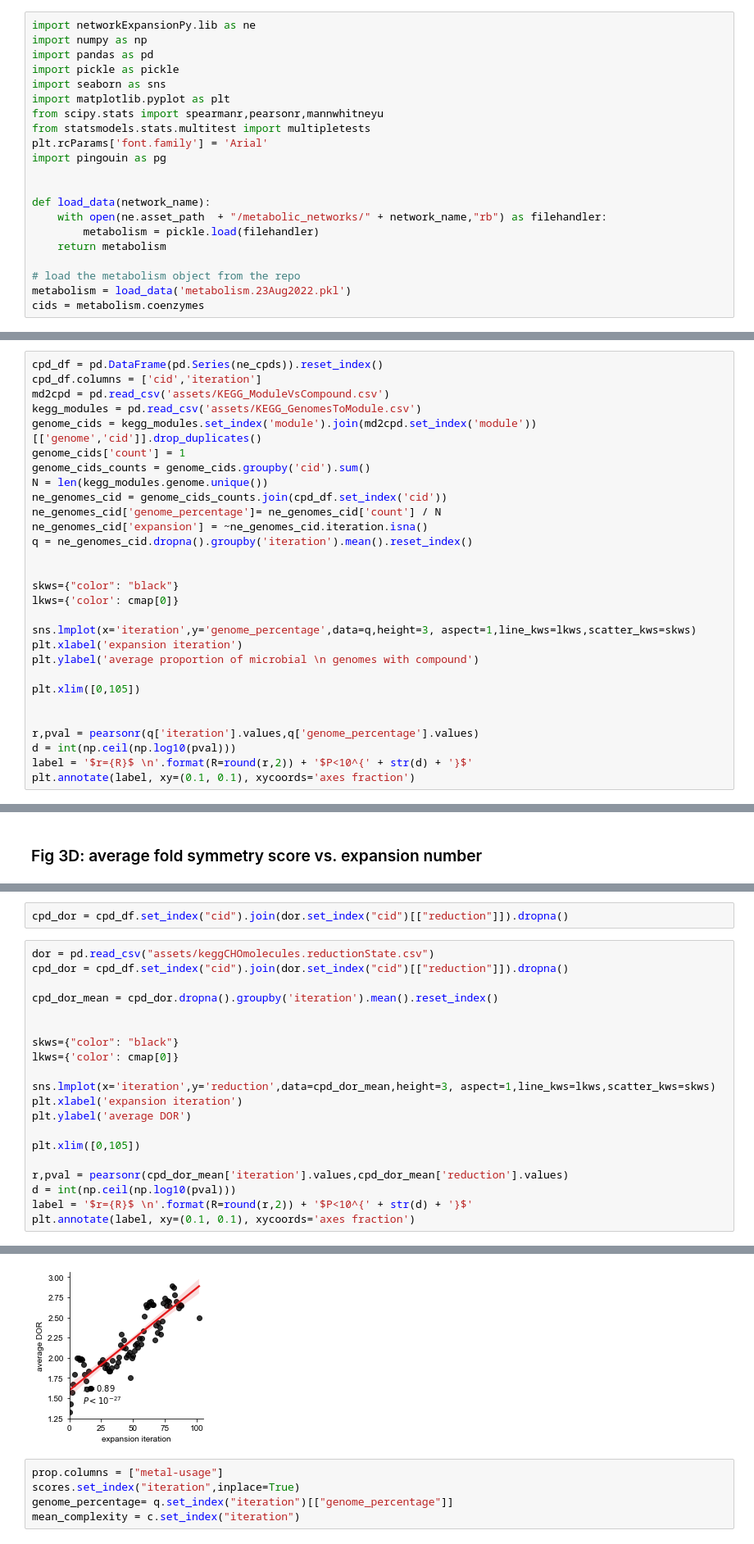
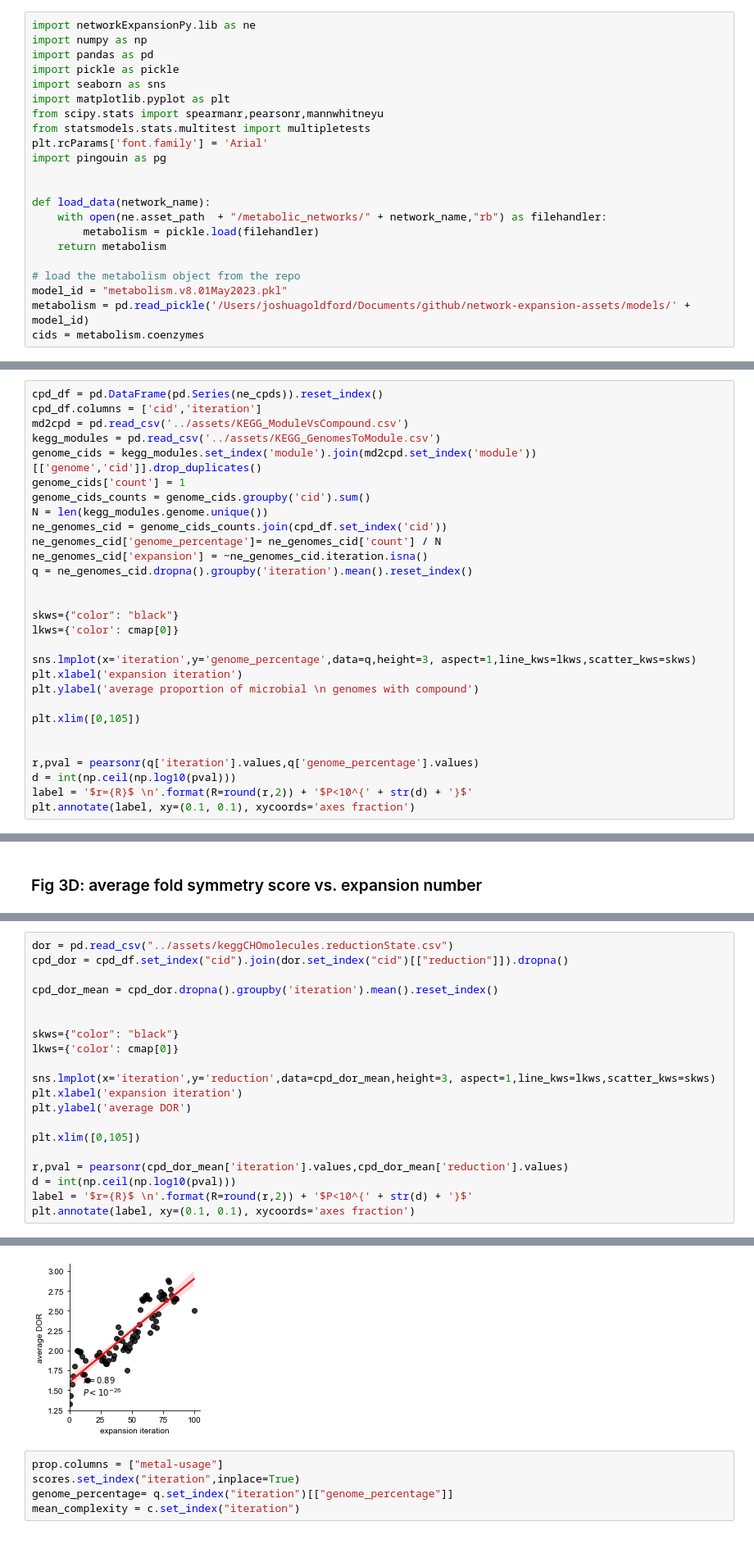
Before and after one commit to jgoldford/metabolic-continuity, a Jupyter notebook: revisions.v1/main-partial-correlations.ipynb, the cells around one changed output, grey strips where cells are left out. Shown at 82% size. Drawn from its saved outputs; the diff is of its cells as text.

```diff
--- a/revisions.v1/main-partial-correlations.ipynb
+++ b/revisions.v1/main-partial-correlations.ipynb
@@ -22,7 +22,8 @@ def load_data(network_name):
     return metabolism
 
 # load the metabolism object from the repo
-metabolism = load_data('metabolism.23Aug2022.pkl')
+model_id = "metabolism.v8.01May2023.pkl"
+metabolism = pd.read_pickle('/Users/joshuagoldford/Documents/github/network-expansion-assets/models/' + model_id)
 cids = metabolism.coenzymes
 # %%
 import warnings
@@ -111,8 +112,8 @@ Text(0.1, 0.75, '$r=0.73$ \n$P<10^{-17}$')
 # %%
 cpd_df = pd.DataFrame(pd.Series(ne_cpds)).reset_index()
 cpd_df.columns = ['cid','iteration']
-md2cpd = pd.read_csv('assets/KEGG_ModuleVsCompound.csv')
-kegg_modules = pd.read_csv('assets/KEGG_GenomesToModule.csv')
+md2cpd = pd.read_csv('../assets/KEGG_ModuleVsCompound.csv')
+kegg_modules = pd.read_csv('../assets/KEGG_GenomesToModule.csv')
 genome_cids = kegg_modules.set_index('module').join(md2cpd.set_index('module'))[['genome','cid']].drop_duplicates()
 genome_cids['count'] = 1
 genome_cids_counts = genome_cids.groupby('cid').sum()
@@ -231,7 +232,5 @@ Text(0.1, 0.1, '$r=-0.7$ \n$P<10^{-15}$')
-# %%
-cpd_dor = cpd_df.set_index("cid").join(dor.set_index("cid")[["reduction"]]).dropna()
 # %%
-dor = pd.read_csv("assets/keggCHOmolecules.reductionState.csv")
+dor = pd.read_csv("../assets/keggCHOmolecules.reductionState.csv")
 cpd_dor = cpd_df.set_index("cid").join(dor.set_index("cid")[["reduction"]]).dropna()
 
 cpd_dor_mean = cpd_dor.dropna().groupby('iteration').mean().reset_index()
@@ -255,4 +254,4 @@ Text(0.1, 0.1, '$r=0.89$ \n$P<10^{-27}$')
-[figure, old version]
+[figure, new version]
 # %%
 prop.columns = ["metal-usage"]
 scores.set_index("iteration",inplace=True)
```
Also changed, not shown: parts of 12 cells of this notebook, 57 other files.
